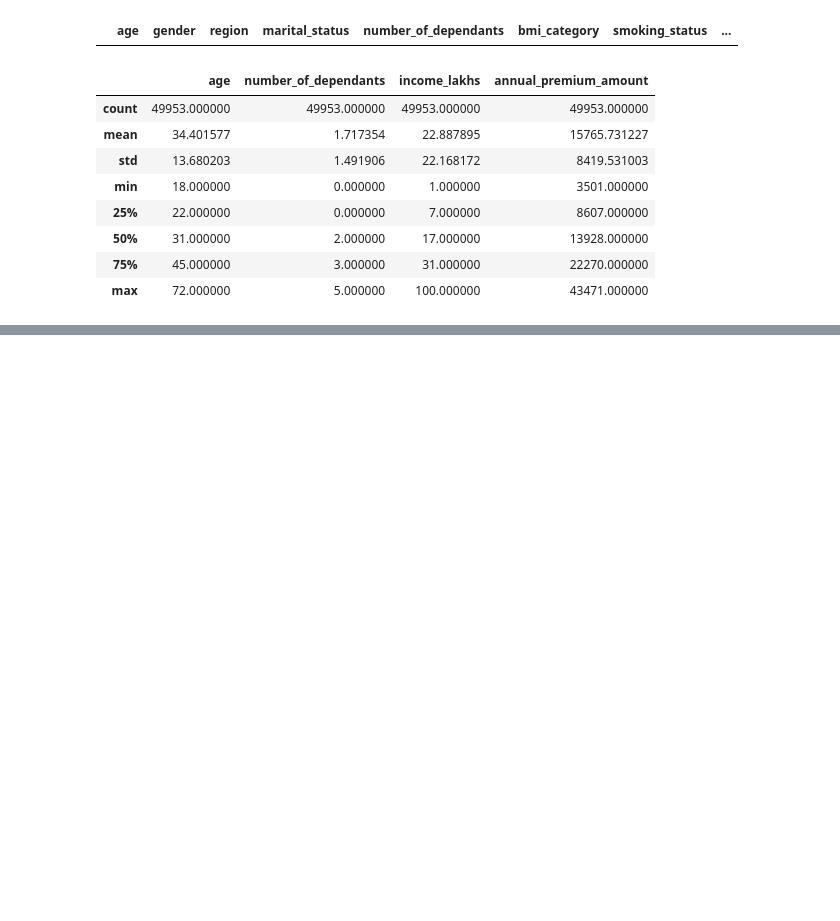
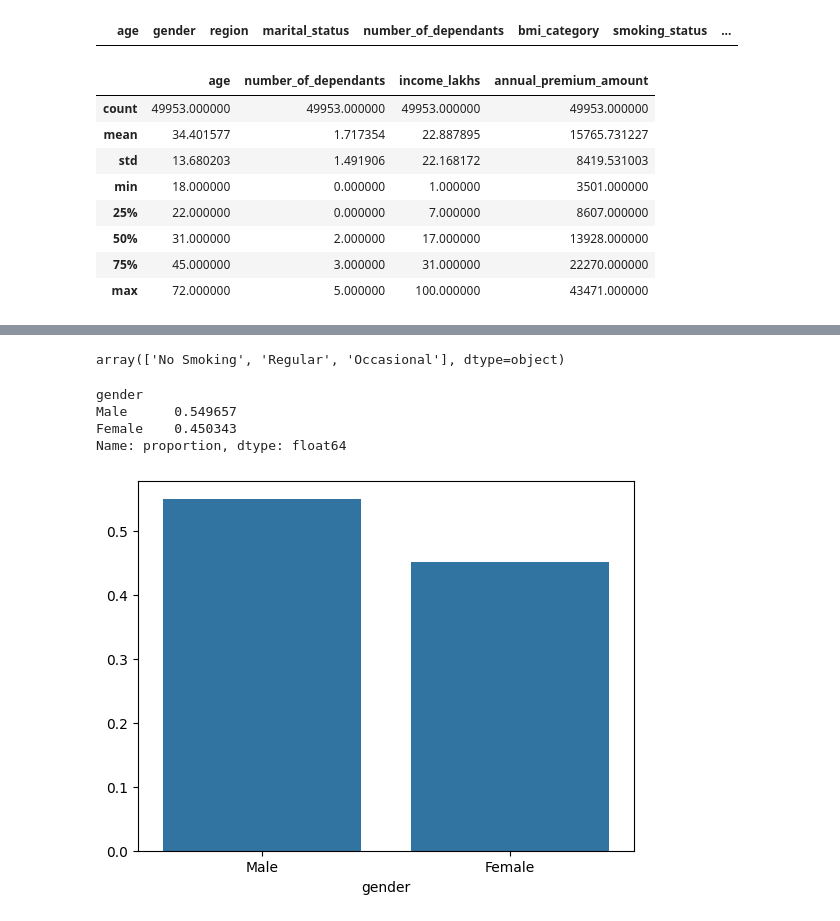
Before and after one commit to HMurawski/Health-Insurance-Model, a Jupyter notebook: notebooks/01_eda.ipynb, the cells around one changed output, grey strips where cells are left out. Cells and saved outputs as stored; diff of their text form; code cells hidden in the pictures; blank space fills up the shorter version.

```diff
--- a/notebooks/01_eda.ipynb
+++ b/notebooks/01_eda.ipynb
@@ -264,0 +323,23 @@ df.describe()
+# %%
+#taking care of redundant categories in smoking_status column
+df["smoking_status"].replace({
+    'Smoking=0' : "No Smoking",
+    'Does Not Smoke' : "No Smoking",
+    'Not Smoking' : "No Smoking"
+}, inplace=True)
+df["smoking_status"].unique()
+# %% [output]
+array(['No Smoking', 'Regular', 'Occasional'], dtype=object)
+# %%
+pct_count_gender = df["gender"].value_counts(normalize=True)
+pct_count_gender
+# %% [output]
+gender
+Male      0.549657
+Female    0.450343
+Name: proportion, dtype: float64
+# %%
+sns.barplot(x=pct_count_gender.index, y=pct_count_gender.values)
+plt.show()
+# %% [output]
+[figure, added]
```
Also changed, not shown: parts of 10 cells of this notebook.
